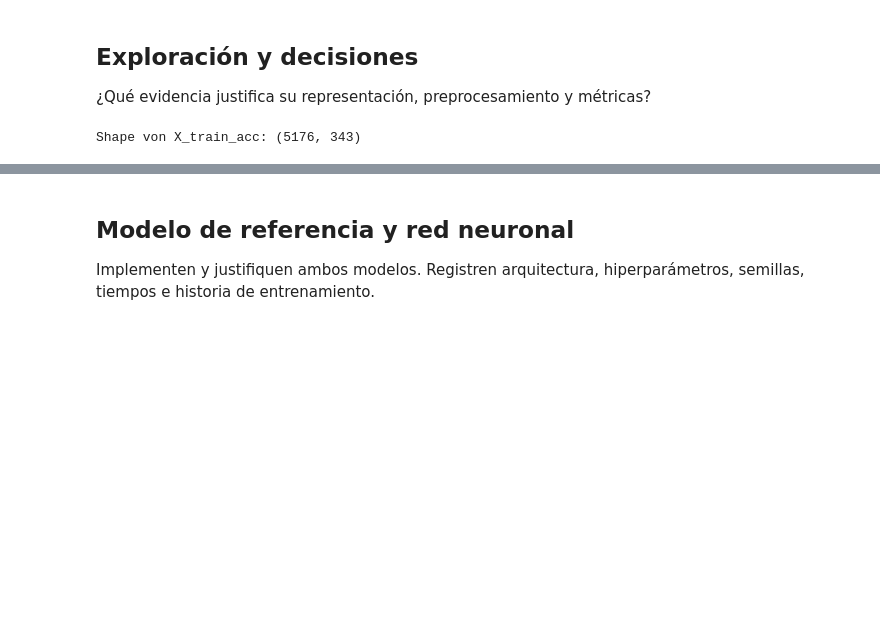
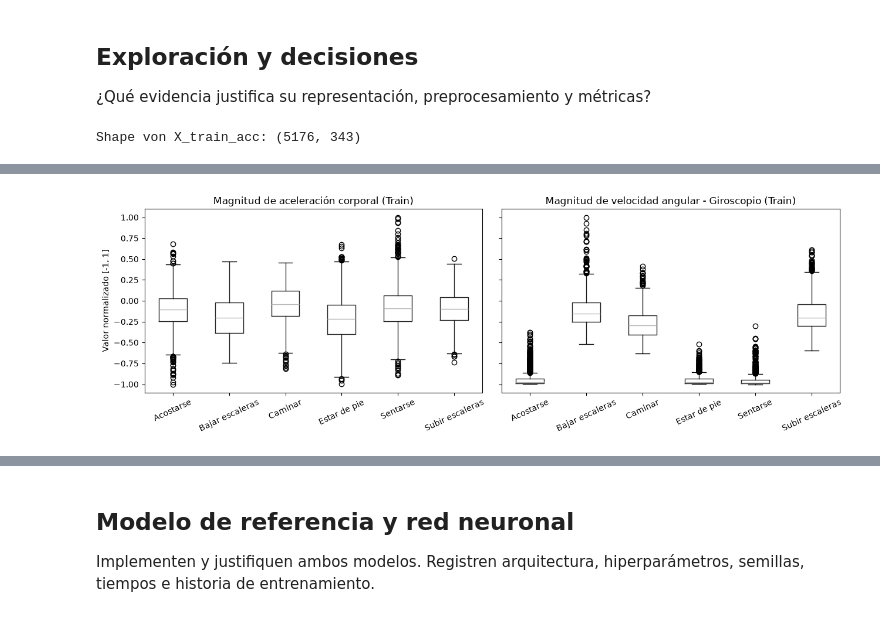
Before and after one commit to tobi557/ML_USM, a Jupyter notebook: Projecto final/UCI_HAR_6_actividades.ipynb, the cells around one changed output, grey strips where cells are left out. Cells and saved outputs as stored; diff of their text form; code cells hidden in the pictures; blank space fills up the shorter version.

```diff
--- a/Projecto final/UCI_HAR_6_actividades.ipynb
+++ b/Projecto final/UCI_HAR_6_actividades.ipynb
@@ -149,0 +224,25 @@ Shape von X_train_acc: (5176, 343)
+# %%
+df_sens = pd.DataFrame({
+    'Actividad': [nombres[i] for i in y_train],
+    'Acelerómetro (tBodyAccMag-mean)': X_train[:, 199], #= tBodyAccMag-mean()
+    'Giroscopio (tBodyGyroMag-mean)':  X_train[:, 239], # = tBodyGyroMag-mean()
+})
+
+fig, axes = plt.subplots(1, 2, figsize=(13, 4.5), sharey=True)
+
+df_sens.boxplot(column='Acelerómetro (tBodyAccMag-mean)', by='Actividad', ax=axes[0], grid=False)
+axes[0].set_title('Magnitud de aceleración corporal (Train)')
+axes[0].set_xlabel('')
+axes[0].set_ylabel('Valor normalizado [-1, 1]')
+axes[0].tick_params(axis='x', rotation=25)
+
+df_sens.boxplot(column='Giroscopio (tBodyGyroMag-mean)', by='Actividad', ax=axes[1], grid=False)
+axes[1].set_title('Magnitud de velocidad angular - Giroscopio (Train)')
+axes[1].set_xlabel('')
+axes[1].tick_params(axis='x', rotation=25)
+
+plt.suptitle('')
+plt.tight_layout()
+plt.show()
+# %% [output]
+[figure, added]
```
Also changed, not shown: parts of 52 cells of this notebook, 1 other file.
